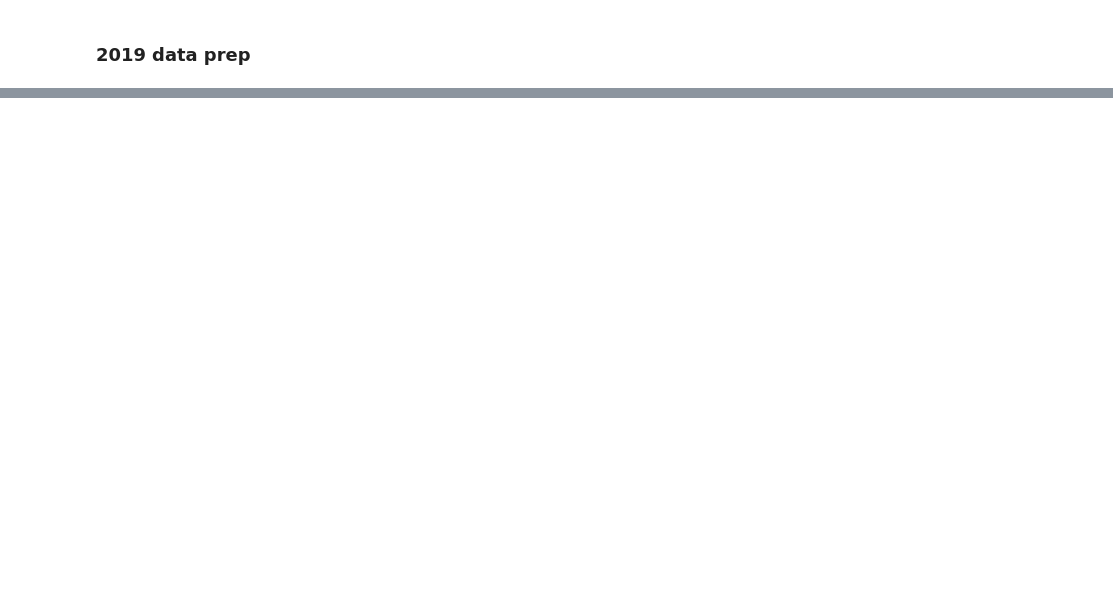
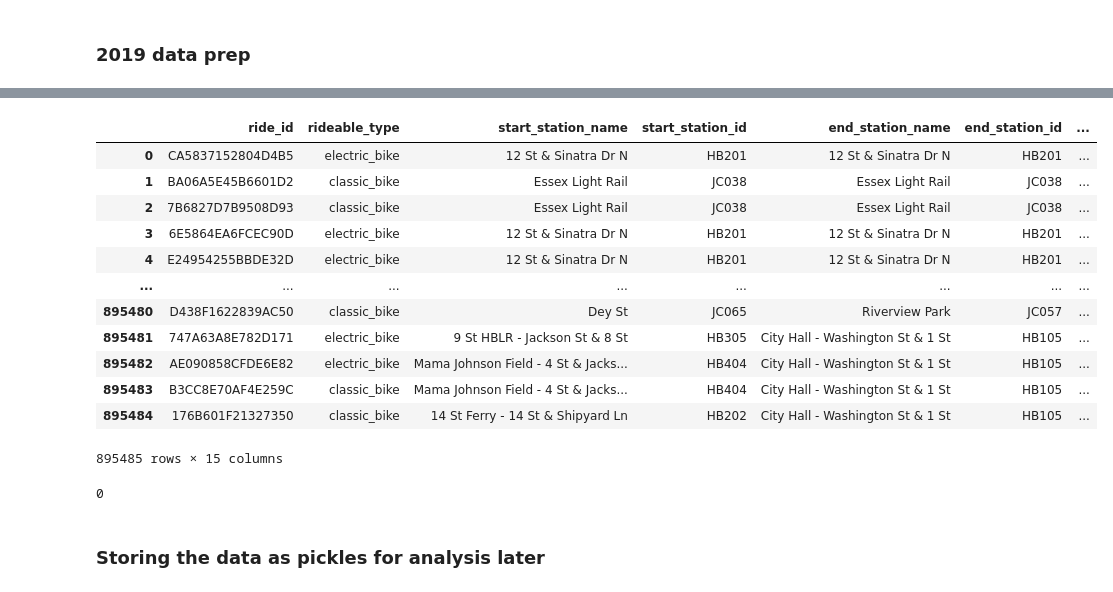
Before and after one commit to elrhmo/bike_sharing, a Jupyter notebook: data_prep.ipynb, the cells around one changed output, grey strips where cells are left out. Drawn from its saved outputs; the diff is of its cells as text; code cells hidden in the pictures; blank space fills up the shorter version.

```diff
--- a/data_prep.ipynb
+++ b/data_prep.ipynb
@@ -1924,0 +2092,25 @@ Extraction completed.
+# %%
+# 2022
+
+## Add some extra variables to the dataset for use later in filtering
+
+import datetime
+
+## Feeding a specified date format speeds up the pd.to_datetime function immeasurably, especially over large datasets
+## e.g. http://stackoverflow.com/questions/32034689/why-is-pandas-to-datetime-slow-for-non-standard-time-format-such-as-2014-12-31
+
+format = "%Y/%m/%d %H:%M"
+
+# Minute level of accuracy if fine for this analysis so the below code cuts these seconds off from the datetime and formats the datetime columns
+data_2022['Start Date'] = data_2022['started_at'].str[:16]
+data_2022['End Date'] = data_2022['ended_at'].str[:16]
+
+data_2022['Start Date']= pd.to_datetime(data_2022['Start Date'], format=format)
+
+data_2022['End Date']= pd.to_datetime(data_2022['End Date'], format=format)
+
+data_2022['Hour']= pd.to_datetime(data_2022['Start Date'], format=format).dt.hour
+
+data_2022['Day']= pd.to_datetime(data_2022['Start Date'], format=format).dt.weekday
+
+data_2022.head()
@@ -1924,0 +2124,26 @@ Extraction completed.
+# %%
+# removing columns that aren't required
+data_2022.drop(['started_at', 'ended_at'], axis=1)
+# %% [output]
+|  | ride_id | rideable_type | start_station_name | start_station_id | end_station_name | end_station_id | ... |
+| 0 | CA5837152804D4B5 | electric_bike | 12 St & Sinatra Dr N | HB201 | 12 St & Sinatra Dr N | HB201 | ... |
+| 1 | BA06A5E45B6601D2 | classic_bike | Essex Light Rail | JC038 | Essex Light Rail | JC038 | ... |
+| 2 | 7B6827D7B9508D93 | classic_bike | Essex Light Rail | JC038 | Essex Light Rail | JC038 | ... |
+| 3 | 6E5864EA6FCEC90D | electric_bike | 12 St & Sinatra Dr N | HB201 | 12 St & Sinatra Dr N | HB201 | ... |
+| 4 | E24954255BBDE32D | electric_bike | 12 St & Sinatra Dr N | HB201 | 12 St & Sinatra Dr N | HB201 | ... |
+| ... | ... | ... | ... | ... | ... | ... | ... |
+| 895480 | D438F1622839AC50 | classic_bike | Dey St | JC065 | Riverview Park | JC057 | ... |
+| 895481 | 747A63A8E782D171 | electric_bike | 9 St HBLR - Jackson St & 8 St | HB305 | City Hall - Washington St & 1 St | HB105 | ... |
+| 895482 | AE090858CFDE6E82 | electric_bike | Mama Johnson Field - 4 St & Jacks... | HB404 | City Hall - Washington St & 1 St | HB105 | ... |
+| 895483 | B3CC8E70AF4E259C | classic_bike | Mama Johnson Field - 4 St & Jacks... | HB404 | City Hall - Washington St & 1 St | HB105 | ... |
+| 895484 | 176B601F21327350 | classic_bike | 14 St Ferry - 14 St & Shipyard Ln | HB202 | City Hall - Washington St & 1 St | HB105 | ... |
+895485 rows × 15 columns
+# %%
+# check if and removing any rides that aren't from 2022. In this instance there are none
+bike_data_2022 = data_2022[data_2022['Start Date'].dt.year == 2022]
+bike_data_2022
+len(data_2022) - len(bike_data_2022)
+# %% [output]
+0
+# %% [markdown]
+### Storing the data as pickles for analysis later
```
Also changed, not shown: parts of 21 cells of this notebook.
